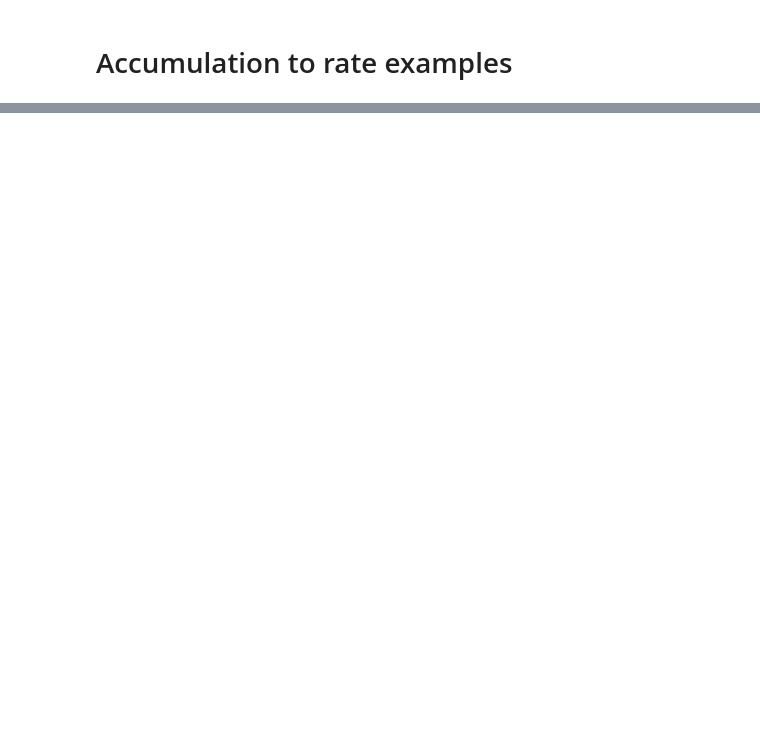
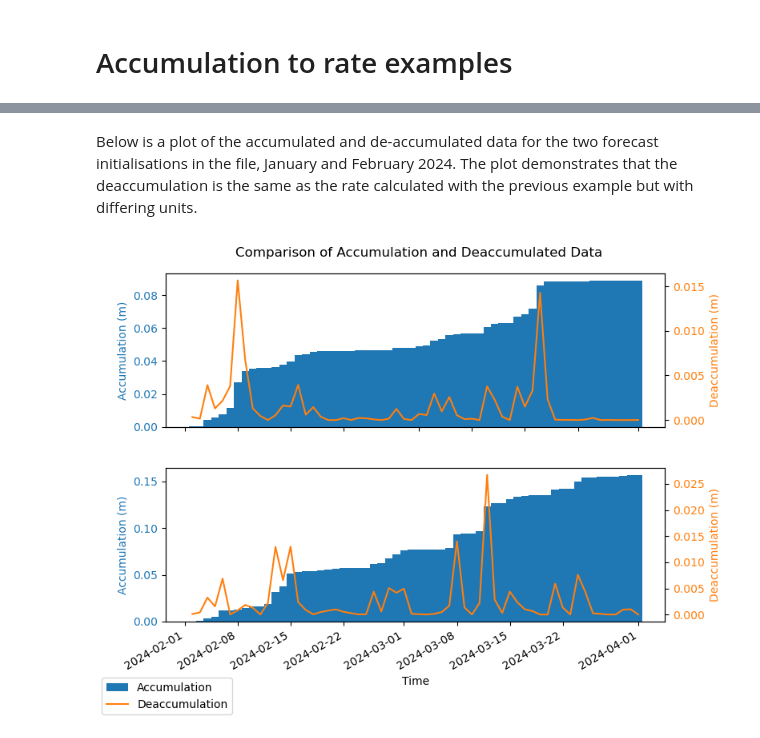
Before and after one commit to ecmwf/earthkit-transforms, a Jupyter notebook: docs/notebooks/temporal/05-accumulation-to-rate-examples.ipynb, the cells around one changed output, grey strips where cells are left out. Drawn from its saved outputs; the diff is of its cells as text; code cells hidden in the pictures; blank space fills up the shorter version.

```diff
--- a/docs/notebooks/temporal/05-accumulation-to-rate-examples.ipynb
+++ b/docs/notebooks/temporal/05-accumulation-to-rate-examples.ipynb
@@ -89,0 +306,5 @@ Data variables:
+# %%
+ds_seas5_deaccumulate = ekt.temporal.deaccumulate(
+    ds_seas5, accumulation_type="start_of_forecast",
+)
+ds_seas5_deaccumulate
@@ -89,0 +324,46 @@ Data variables:
+# %% [markdown]
+Below is a plot of the accumulated and de-accumulated data for the two forecast initialisations in the file, January and February 2024.
+The plot demonstrates that the deaccumulation is the same as the rate calculated with the previous example but with differing units.
+# %%
+import matplotlib.pyplot as plt
+
+n_forecasts = len(ds_seas5.forecast_reference_time)
+
+# Plot the raw accumulation and the rate converted data for comparison.
+plot_point = {'latitude': 10, 'longitude': 18, "number": 0}
+fig, axes = plt.subplots(figsize=(8, 3*n_forecasts), nrows=n_forecasts)
+
+for i in range(n_forecasts):
+    ax1 = axes[i]
+    _ds_accum = ds_seas5.isel(**plot_point, forecast_reference_time=i)
+    _ds_deaccum = ds_seas5_deaccumulate.isel(**plot_point, forecast_reference_time=i)
+    color = 'tab:blue'
+    ax1.set_xlabel('Time')
+    ax1.set_ylabel(f'Accumulation ({_ds_accum["tp"].units})', color=color)
+    ax1.bar(
+        _ds_accum['valid_time'], _ds_accum['tp'],
+        color=color, label='Accumulation', width=1.0,
+    )
+    ax1.tick_params(axis='y', labelcolor=color)
+
+    ax2 = ax1.twinx()  # instantiate a second axes that shares the same x-axis
+    color = 'tab:orange'
+    ax2.set_ylabel(f'Deaccumulation ({_ds_deaccum["tp"].units})', color=color)  # we already handled the
+    ax2.plot(
+        _ds_deaccum['valid_time'], _ds_deaccum['tp'],
+        color=color, label='Deaccumulation',  # ls='dotted',
+    )
+    ax2.tick_params(axis='y', labelcolor=color)
+
+fig.suptitle('Comparison of Accumulation and Deaccumulated Data')
+fig.tight_layout()  # otherwise the right y-label is slightly clipped
+fig.autofmt_xdate()
+
+# Plot legend with handles from both axes
+handles1, labels1 = ax1.get_legend_handles_labels()
+handles2, labels2 = ax2.get_legend_handles_labels()
+fig.legend(handles1 + handles2, labels1 + labels2, loc='lower left')
+
+plt.show()
+# %% [output]
+[figure, added]
```
Also changed, not shown: parts of 32 cells of this notebook, 3 other files.
